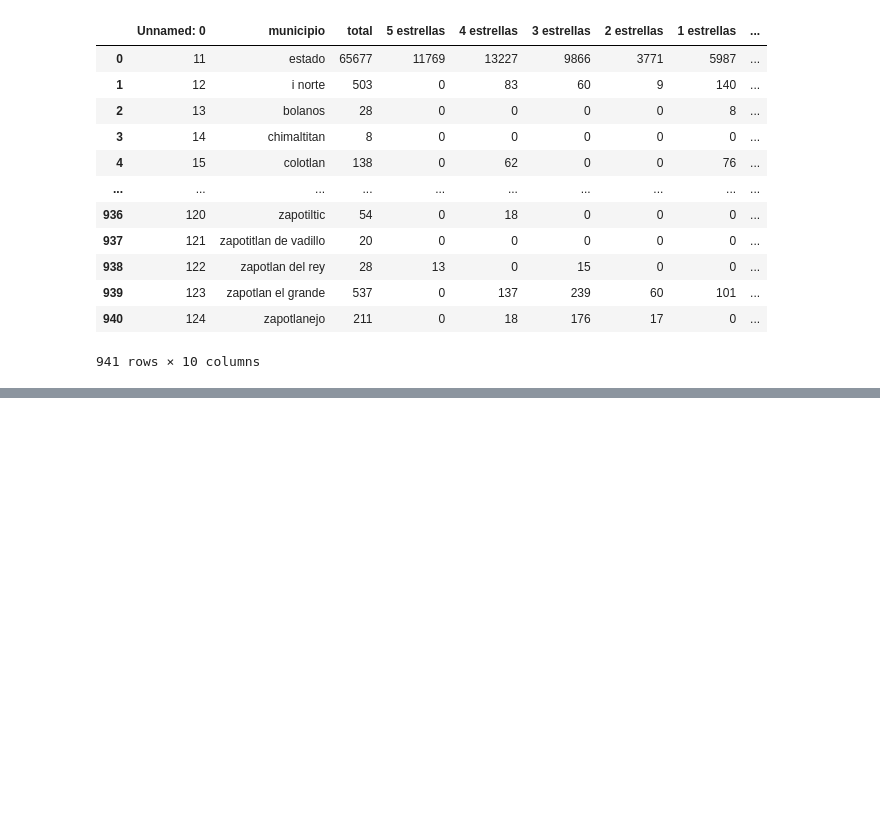
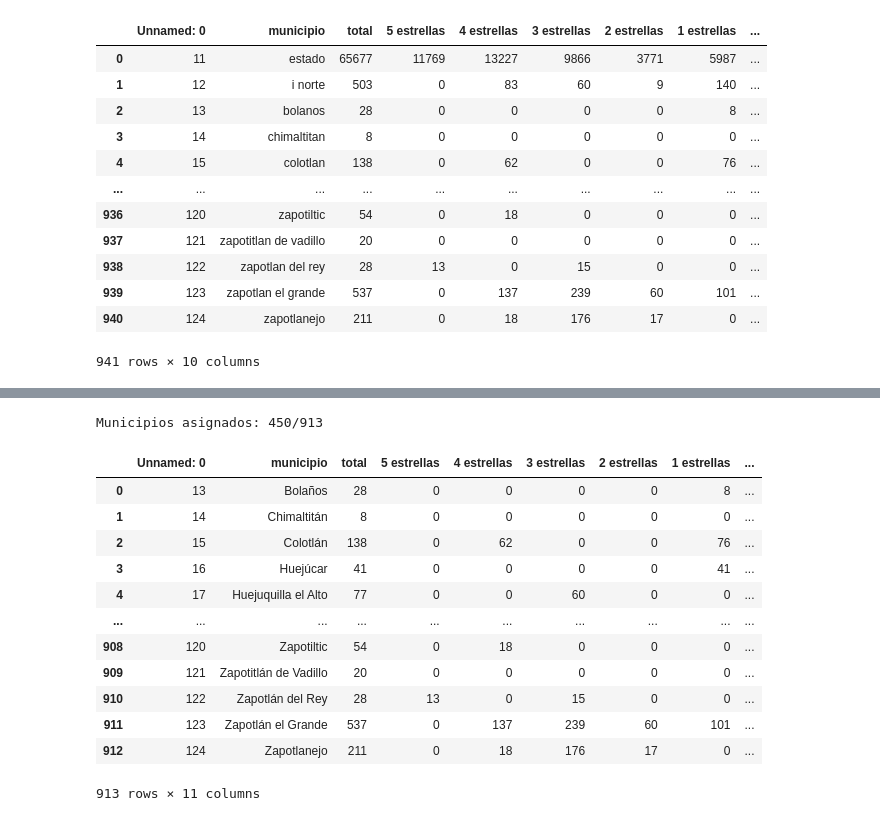
Before and after one commit to matutedevelop/Proyecto_prog_analisis, a Jupyter notebook: prosecing.ipynb, the cells around one changed output, grey strips where cells are left out. Drawn from its saved outputs; the diff is of its cells as text; code cells hidden in the pictures; blank space fills up the shorter version.

```diff
--- a/prosecing.ipynb
+++ b/prosecing.ipynb
@@ -304,10 +366,3 @@ I Norte:
 - Villa Corona
 - Zapopan
 - Zapotlanejo
-# %%
-municipio_a_region = {}
-for region, municipios in regiones_jalisco.items():
-    for municipio in municipios:
-        nombre_normalizado = unidecode(municipio).lower().replace('ñ', 'n').strip()
-        municipio_a_region[nombre_normalizado] = region
-municipio_a_region
@@ -332,3 +369,24 @@ municipio_a_region
+# %%
+
+def mapear_region(df, columna_municipio):
+    # Crear diccionario de mapeo (sin normalizar)
+    mapeo = {}
+    for region, municipios in regiones_jalisco.items():
+        for municipio in municipios:
+            mapeo[municipio] = region
+
+    # Mapear directamente sin normalización
+    df['Región'] = df[columna_municipio].map(mapeo)
+
+    # Manejar valores no encontrados
+    df['Región'] = df['Región'].fillna('No encontrado')
+
+    # Estadísticas
+    total = len(df)
+    encontrados = sum(df['Región'] != 'No encontrado')
+    print(f"Municipios asignados: {encontrados}/{total}")
+
+    return df
 # %%
 folder_path = './data/Cuartos_Hoteles'
 
@@ -390,0 +483,18 @@ df = filtrar_municipios_jalisco(df_normalizado, 'municipio')
+# %%
+df_con_region = mapear_region(df, 'municipio')
+df_con_region
+# %% [output]
+Municipios asignados: 450/913
+|  | Unnamed: 0 | municipio | total | 5 estrellas | 4 estrellas | 3 estrellas | 2 estrellas | 1 estrellas | ... |
+| 0 | 13 | Bolaños | 28 | 0 | 0 | 0 | 0 | 8 | ... |
+| 1 | 14 | Chimaltitán | 8 | 0 | 0 | 0 | 0 | 0 | ... |
+| 2 | 15 | Colotlán | 138 | 0 | 62 | 0 | 0 | 76 | ... |
+| 3 | 16 | Huejúcar | 41 | 0 | 0 | 0 | 0 | 41 | ... |
+| 4 | 17 | Huejuquilla el Alto | 77 | 0 | 0 | 60 | 0 | 0 | ... |
+| ... | ... | ... | ... | ... | ... | ... | ... | ... | ... |
+| 908 | 120 | Zapotiltic | 54 | 0 | 18 | 0 | 0 | 0 | ... |
+| 909 | 121 | Zapotitlán de Vadillo | 20 | 0 | 0 | 0 | 0 | 0 | ... |
+| 910 | 122 | Zapotlán del Rey | 28 | 13 | 0 | 15 | 0 | 0 | ... |
+| 911 | 123 | Zapotlán el Grande | 537 | 0 | 137 | 239 | 60 | 101 | ... |
+| 912 | 124 | Zapotlanejo | 211 | 0 | 18 | 176 | 17 | 0 | ... |
+913 rows × 11 columns
```
Also changed, not shown: parts of 9 cells of this notebook.
